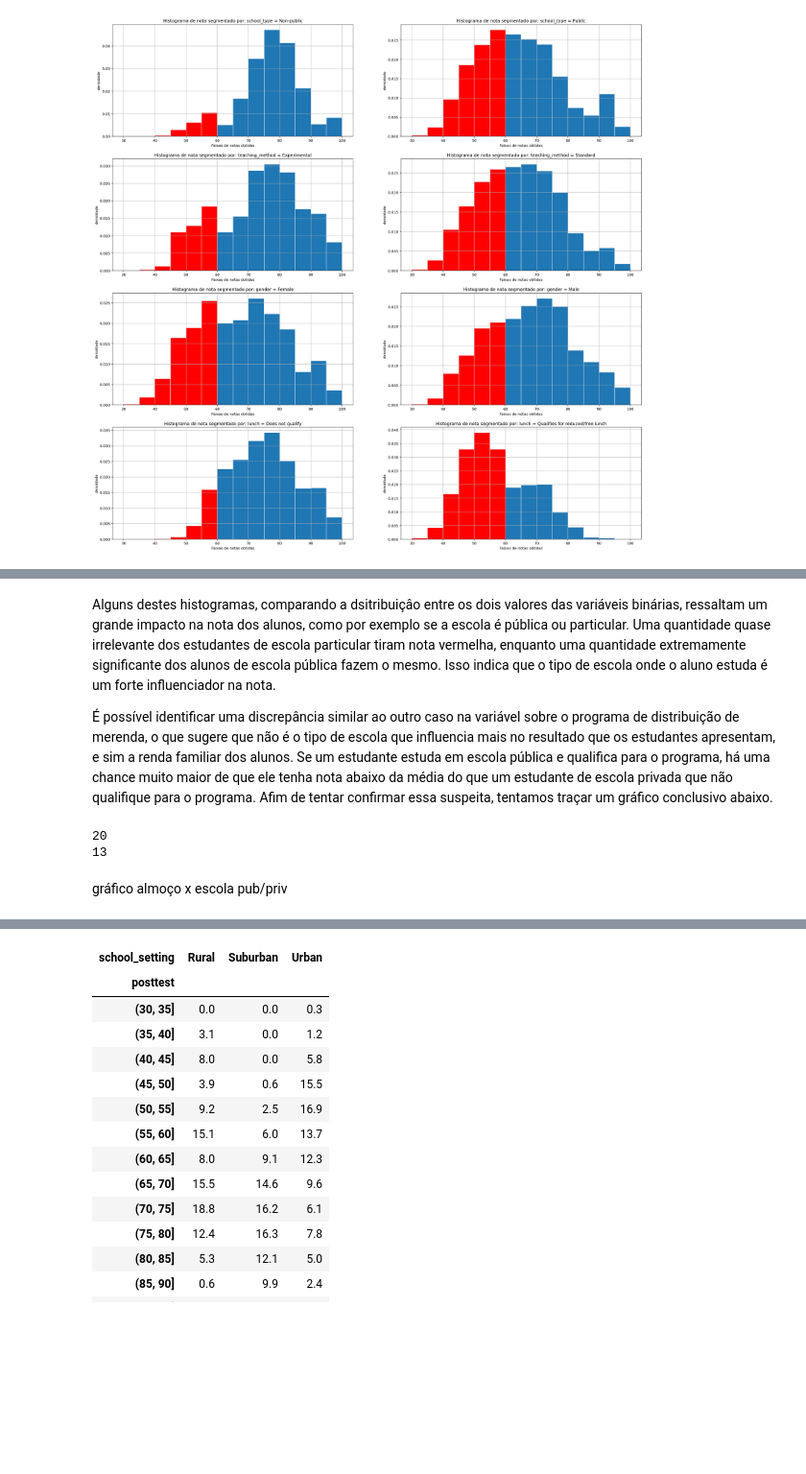
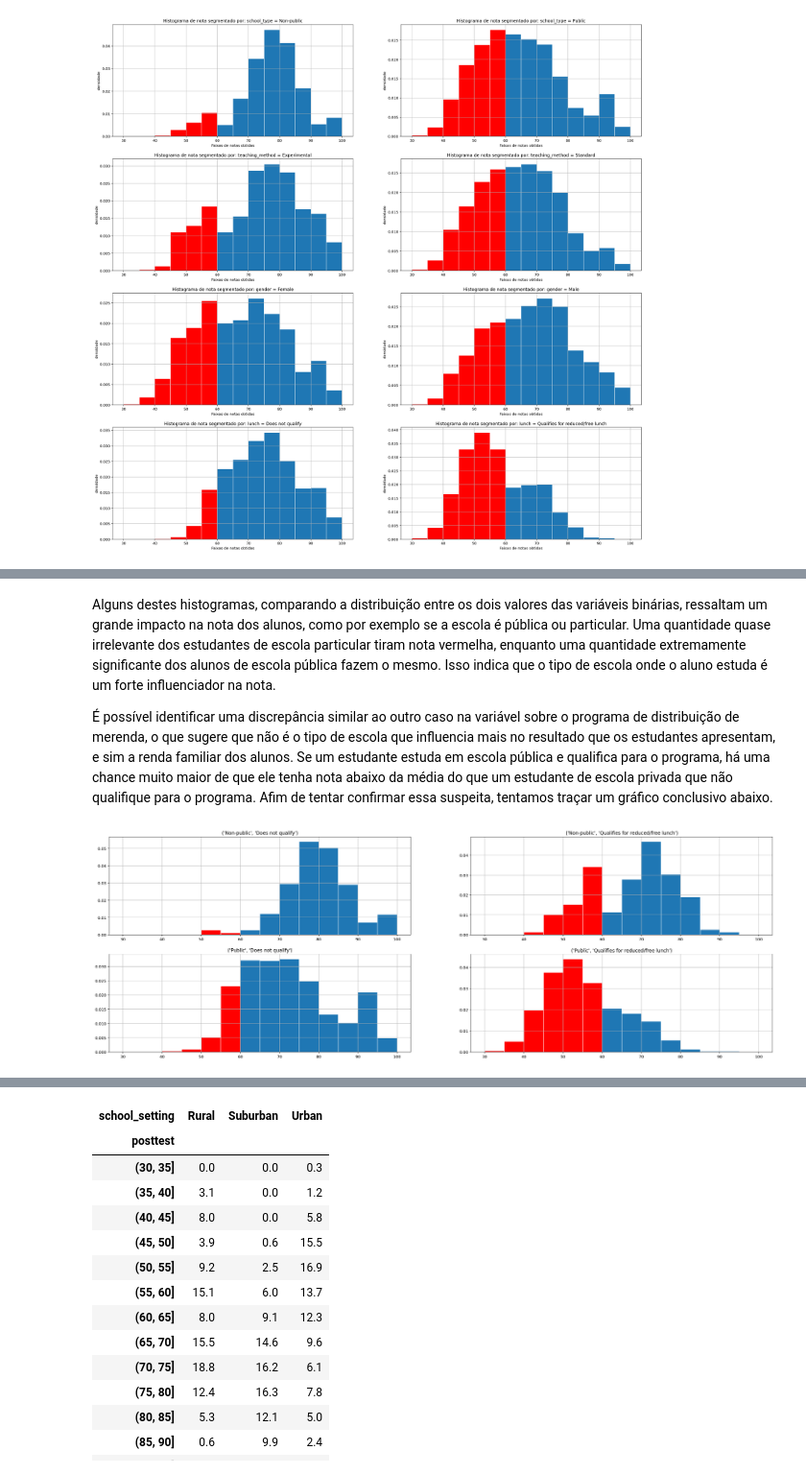
Before and after one commit to arieltl/proj2_cdados, a Jupyter notebook: projeto.ipynb, the cells around one changed output, grey strips where cells are left out. Shown at 96% size. Cells and saved outputs as stored; diff of their text form; code cells hidden in the pictures; blank space fills up the shorter version.

```diff
--- a/projeto.ipynb
+++ b/projeto.ipynb
@@ -158,16 +201,17 @@ plt.show()
 # %% [markdown]
-Alguns destes histogramas, comparando a dsitribuiçâo entre os dois valores das variáveis binárias, ressaltam um grande impacto na nota dos alunos, como por exemplo se a escola é pública ou particular. Uma quantidade quase irrelevante dos estudantes de escola particular tiram nota vermelha, enquanto uma quantidade extremamente significante dos alunos de escola pública fazem o mesmo. Isso indica que o tipo de escola onde o aluno estuda é um forte influenciador na nota.
+Alguns destes histogramas, comparando a distribuição entre os dois valores das variáveis binárias, ressaltam um grande impacto na nota dos alunos, como por exemplo se a escola é pública ou particular. Uma quantidade quase irrelevante dos estudantes de escola particular tiram nota vermelha, enquanto uma quantidade extremamente significante dos alunos de escola pública fazem o mesmo. Isso indica que o tipo de escola onde o aluno estuda é um forte influenciador na nota.
 
 É possível identificar uma discrepância similar ao outro caso na variável sobre o programa de distribuição de merenda, o que sugere que não é o tipo de escola que influencia mais no resultado que os estudantes apresentam, e sim a renda familiar dos alunos. Se um estudante estuda em escola pública e qualifica para o programa, há uma chance muito maior de que ele tenha nota abaixo da média do que um estudante de escola privada que não qualifique para o programa. Afim de tentar confirmar essa suspeita, tentamos traçar um gráfico conclusivo abaixo.
-# %%
-v = set(raw_data.loc[raw_data.lunch=='Qualifies for reduced/free lunch','school'].value_counts().to_frame().index.to_series())
-p = set(raw_data.loc[raw_data.school_type=='Public','school'].value_counts().to_frame().index.to_series())
-print(len(v))
-print(len(v.intersection(p)))
-
-#editar isso amanhã pra fazer o gráfico
-# %% [output]
-20
-13
-# %% [markdown]
-gráfico almoço x escola pub/priv
+# %%
+schools = f_data.school_type.cat.categories
+lunch = f_data.lunch.cat.categories
+inters = [(schools[i], lunch[j]) for i in range(2) for j in range(2)]
+plt.figure(figsize=(30,10))
+for i,inter in enumerate(inters):
+    plt.subplot(221+i)
+    plt.title(str(inter))
+    ax = f_data.loc[(f_data.school_type == inter[0]) & (f_data.lunch == inter[1]),"posttest"].hist(edgecolor = 'white', bins = g_bins, density = True)
+    color_red(ax,6)
+plt.show()
+# %% [output]
+[figure, added]
```
Also changed, not shown: parts of 41 cells of this notebook.
